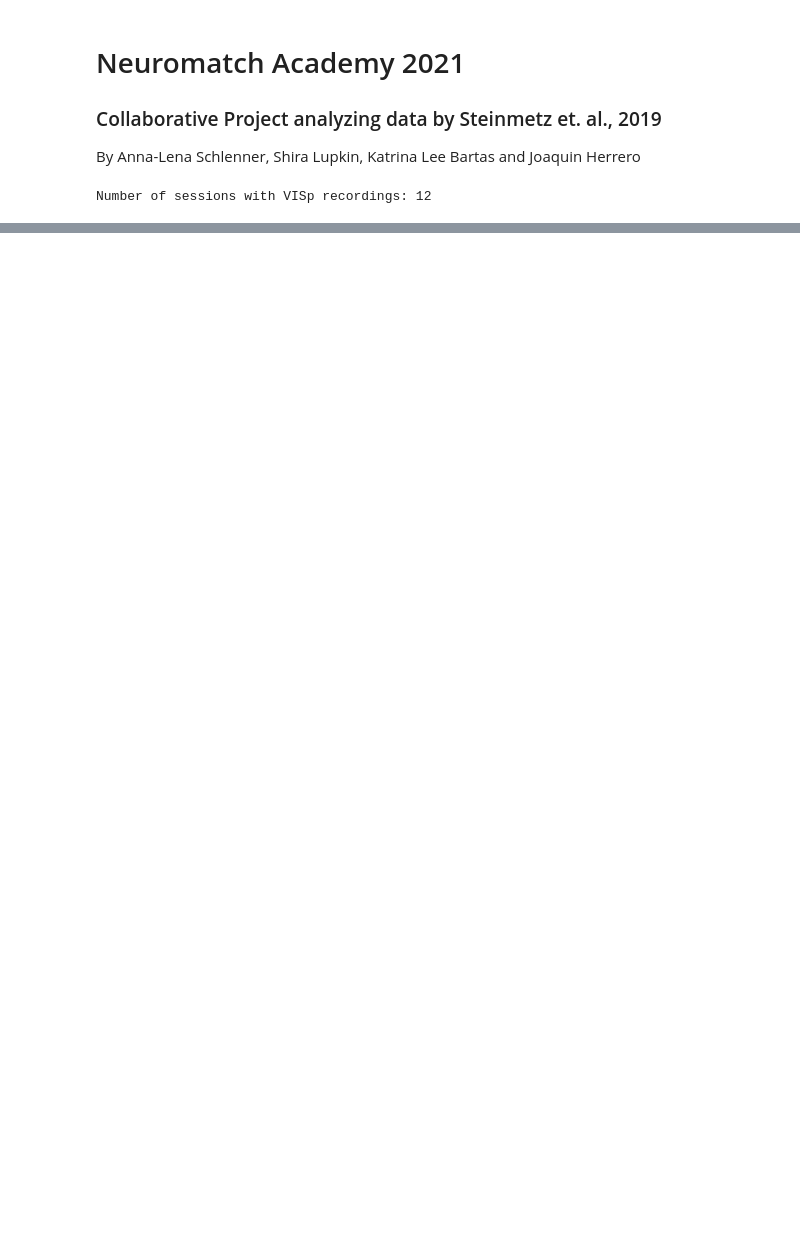
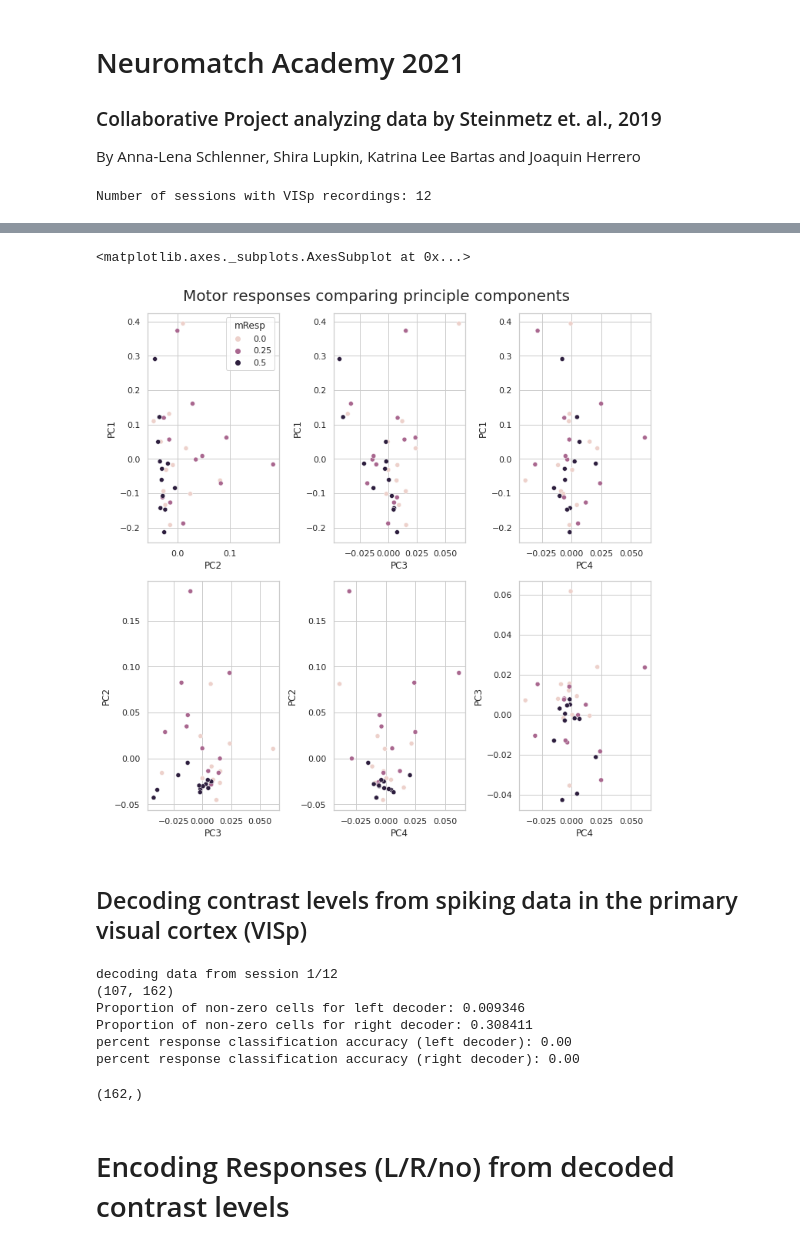
Before and after one commit to Bionerdess/NMA2021, a Jupyter notebook: NMA2021_Project.ipynb, the cells around one changed output, grey strips where cells are left out. Cells and saved outputs as stored; diff of their text form; code cells hidden in the pictures; blank space fills up the shorter version.

```diff
--- a/NMA2021_Project.ipynb
+++ b/NMA2021_Project.ipynb
@@ -164,0 +231,78 @@ sns.scatterplot(data = pdPC,x='PC4',y='PC3',ax=axes[1,2],hue=pdPC['contrast'],le
+# %%
+dfMot = np.concatenate([motDat_l,motDat_r,motDat_no])
+
+nSess = dd.shape[0]
+nMot = int(dfMot.shape[0]/nSess)
+
+mResp = np.zeros((int(nSess*nMot),1))
+for i in range(1,nMot):
+  mResp[i*nSess:i*nSess+nSess] = i
+# %%
+#@title Run PCA motor responses
+
+pca = PCA(n_components=4)
+
+PC = pca.fit_transform(dfMot)
+
+pdPC2 =pd.DataFrame(PC,columns=['PC1','PC2','PC3','PC4'])
+pdPC2['mResp'] = mResp
+pdPC2['mResp'] = pdPC2['mResp'].map({0.0: 0.0,1.0: 0.25,2.0: 0.5,3.0: 1.0})
+# %%
+fig, axes = plt.subplots(2,3,figsize=(10,10),constrained_layout=True) # ,figsize=(40,40)
+fig.suptitle('Motor responses comparing principle components',size=20)
+sns.scatterplot(data = pdPC2,x='PC2',y='PC1',ax=axes[0,0],hue=pdPC2['mResp'],legend='full') #
+sns.scatterplot(data = pdPC2,x='PC3',y='PC1',ax=axes[0,1],hue=pdPC2['mResp'],legend=False)
+sns.scatterplot(data = pdPC2,x='PC4',y='PC1',ax=axes[0,2],hue=pdPC2['mResp'],legend=False)
+sns.scatterplot(data = pdPC2,x='PC3',y='PC2',ax=axes[1,0],hue=pdPC2['mResp'],legend=False)
+sns.scatterplot(data = pdPC2,x='PC4',y='PC2',ax=axes[1,1],hue=pdPC2['mResp'],legend=False)
+sns.scatterplot(data = pdPC2,x='PC4',y='PC3',ax=axes[1,2],hue=pdPC2['mResp'],legend=False)
+# %% [output]
+<matplotlib.axes._subplots.AxesSubplot at 0x...>
+[figure, added]
+# %% [markdown]
+## Decoding contrast levels from spiking data in the primary visual cortex (VISp)
+# %%
+#@title Remove neurons with firing rate <0.1 Hz during the first 150ms after stimulus presentation
+# initialize model
+contrast_decoderL = LassoCV(cv=10,random_state=42,max_iter=10000)
+contrast_decoderR = LassoCV(cv=10,random_state=43,max_iter=10000)
+
+decoder = pd.DataFrame([])
+
+for s in range(dd.shape[0]): #
+  print('decoding data from session {0}/{1}'.format(s+1,dd.shape[0]))
+  roi = dd[s]['brain_area']
+  spks = dd[s]['spks'][roi=='VISp']
+  mean_fr = (1/bins* spks[:,:,50:200]).mean(axis=(1,2))
+  keep_idx = mean_fr >= 0.1
+  good_cells = spks[keep_idx,:]
+
+  visSpks = good_cells[:,:,57:62].sum(axis=2) #70-120ms from stim = 7 10ms bins plus 50 bins from data start
+  visSpks = visSpks-visSpks.mean() # mean center the data
+  contrast_right = dd[s]['contrast_right']
+  contrast_left = dd[s]['contrast_left']
+
+  s_train, s_test, cR_train, cR_test, cL_train, cL_test = train_test_split(visSpks.T,contrast_right,contrast_left,test_size=0.5,shuffle=True)
+  vLeft = contrast_decoderL.fit(s_train,cL_train)
+  vRight = contrast_decoderR.fit(s_train,cR_train)
+
+  vL_hat = vLeft.predict(s_test)
+  vR_hat = vRight.predict(s_test)
+
+  decoder
+
+  print('Proportion of non-zero cells for left decoder: %f' %((vLeft.coef_!=0).sum()/vLeft.coef_.shape[0]))
+  print('Proportion of non-zero cells for right decoder: %f' %((vRight.coef_!=0).sum()/vRight.coef_.shape[0]))
+# %% [output]
+decoding data from session 1/12
+(107, 162)
+Proportion of non-zero cells for left decoder: 0.009346
+Proportion of non-zero cells for right decoder: 0.308411
+percent response classification accuracy (left decoder): 0.00
+percent response classification accuracy (right decoder): 0.00
+# %%
+vLeft.coef_.shape
+# %% [output]
+(162,)
+# %% [markdown]
+# Encoding Responses (L/R/no) from decoded contrast levels
```
Also changed, not shown: parts of 8 cells of this notebook.
